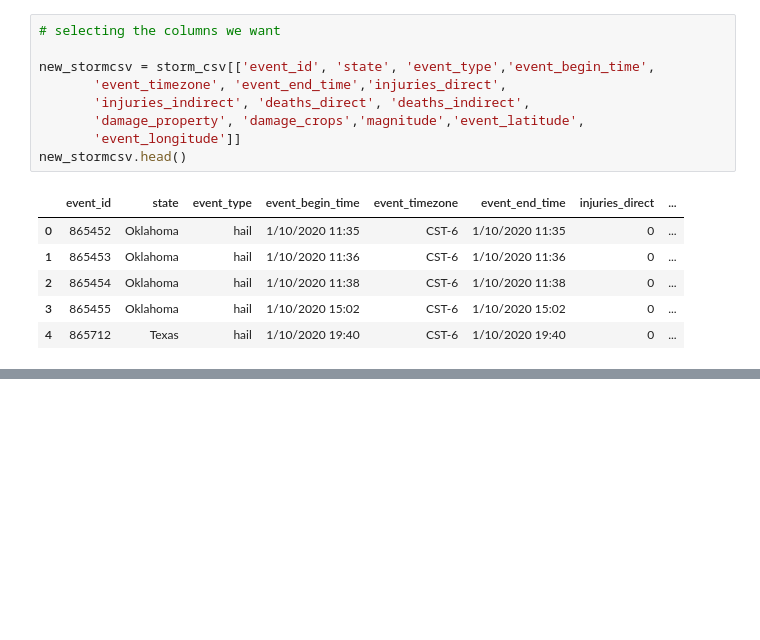
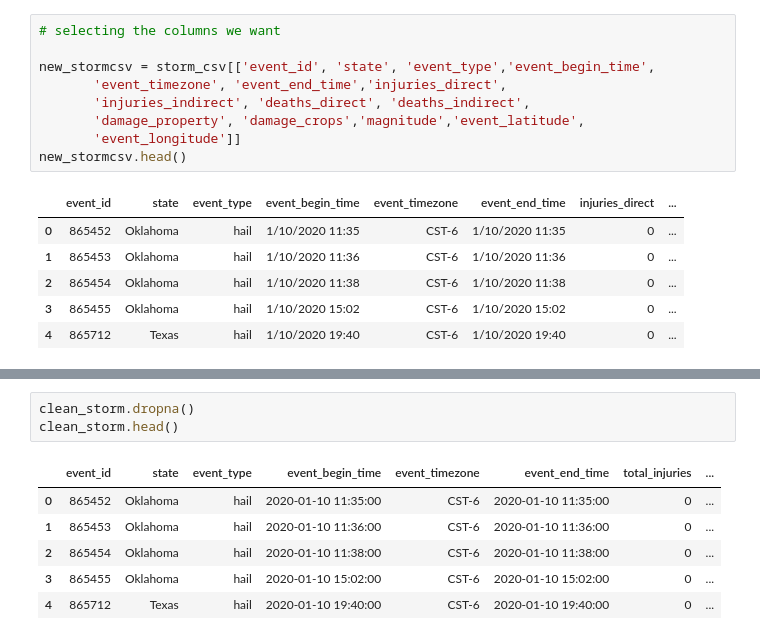
Before and after one commit to nfcresta/project-storm, a Jupyter notebook: Project_storm_datacleanup.ipynb, the cells around one changed output, grey strips where cells are left out. Cells and saved outputs as stored; diff of their text form; blank space fills up the shorter version.

```diff
--- a/Project_storm_datacleanup.ipynb
+++ b/Project_storm_datacleanup.ipynb
@@ -45,0 +156,10 @@ new_stormcsv.head()
+# %%
+clean_storm.dropna()
+clean_storm.head()
+# %% [output]
+|  | event_id | state | event_type | event_begin_time | event_timezone | event_end_time | total_injuries | ... |
+| 0 | 865452 | Oklahoma | hail | 2020-01-10 11:35:00 | CST-6 | 2020-01-10 11:35:00 | 0 | ... |
+| 1 | 865453 | Oklahoma | hail | 2020-01-10 11:36:00 | CST-6 | 2020-01-10 11:36:00 | 0 | ... |
+| 2 | 865454 | Oklahoma | hail | 2020-01-10 11:38:00 | CST-6 | 2020-01-10 11:38:00 | 0 | ... |
+| 3 | 865455 | Oklahoma | hail | 2020-01-10 15:02:00 | CST-6 | 2020-01-10 15:02:00 | 0 | ... |
+| 4 | 865712 | Texas | hail | 2020-01-10 19:40:00 | CST-6 | 2020-01-10 19:40:00 | 0 | ... |
```
Also changed, not shown: parts of 8 cells of this notebook.
